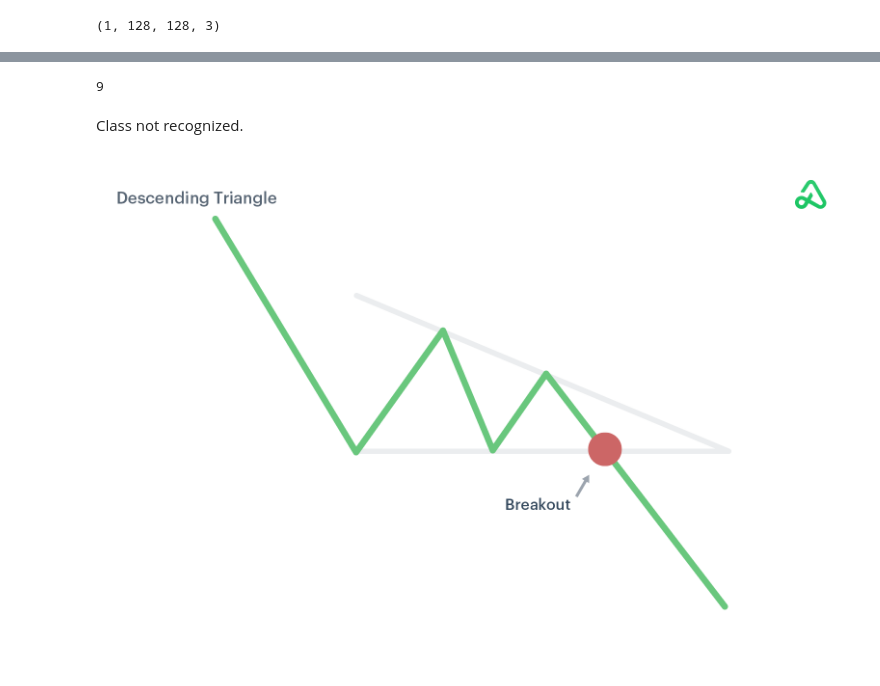
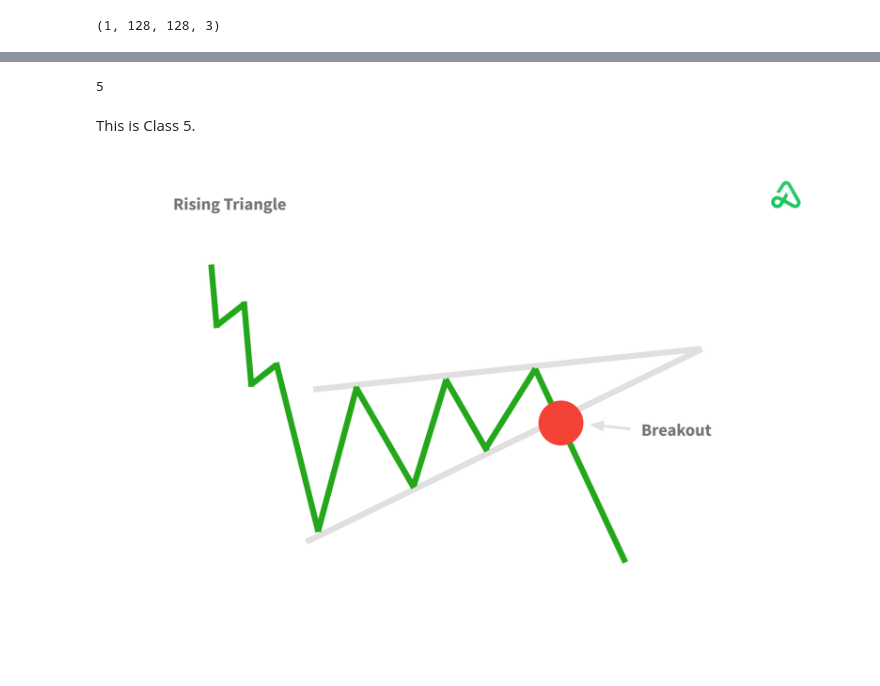
Before and after one commit to Ashen2020/Phoenix_Pattern_Detector, a Jupyter notebook: phoenix_pattern_detector.ipynb, the cells around one changed output, grey strips where cells are left out. Cells and saved outputs as stored; diff of their text form; code cells hidden in the pictures.

```diff
--- a/phoenix_pattern_detector.ipynb
+++ b/phoenix_pattern_detector.ipynb
@@ -128,7 +128,7 @@ model.add(d3)
 model.add(tf.keras.layers.Dense(128, activation='relu'))
 model.add(tf.keras.layers.Dense(64, activation='relu'))
 model.add(tf.keras.layers.Dropout(0.5))
-model.add(tf.keras.layers.Dense(10, activation='softmax'))
+model.add(tf.keras.layers.Dense(7, activation='softmax'))
 # %%
 model.compile(
     loss='categorical_crossentropy',
@@ -266,39 +246,39 @@ from IPython.display import display, HTML, Image
 # %%
 np.argmax(out)
 # %% [output]
-9
+5
 # %%
-predicted_class = 8
+predicted_class=np.argmax(out)
 
 if predicted_class == 0:
     output_text = f"<b>It is a ASCENDING TRIANGLE</b>"
     image_path ='/content/DATASET/output/Ascending_Triangle.png'
 elif predicted_class == 1:
     output_text = "This is Class 1."
     image_path ='/content/DATASET/output/Descending_Triangle.png'
 elif predicted_class == 2:
     output_text = "This is Class 2."
     image_path ='/content/DATASET/output/DoubleBottom_Traingle.png'
 elif predicted_class == 3:
     output_text = f"<b>It is a DOUBLE TOP !!!</b><br><br><b>How To Draw It:</b><br><br><ul><li><b>Identify Peaks:</b> Look for two peaks in the price chart at roughly the same level. These represent resistance points.</li><li><b>Draw Neckline:</b> Connect the lows between the two peaks with a horizontal line. This is your neckline.</li></ul><br><br><b>How To Trade:</b><br><br><ul><li><b>Entry Point:</b> Initiate a short (sell) position once the price breaks below the neckline, confirming the double top pattern. This is typically a bearish signal.</li><li><b>Stop-Loss Placement:</b> To manage risk, place a stop-loss order just above the second peak (the second top). This level serves as a protective barrier if the price reverses and moves against your trade.</li><b>Take-Profit Level:</b> Estimate the potential price decline by measuring the distance from the neckline to the highest point of the pattern. Then, project this distance downward from the breakout point (below the neckline). This projection can be your initial take-profit target.</li><li><b>Partial Profits and Trailing Stops:</b> Consider taking partial profits at predefined levels as the price moves in your favor. Additionally, you may use trailing stop orders to secure profits as the price continues to decline.</li><li><b>Risk Management:</b> Implement sound risk management strategies, such as never risking more than a predetermined percentage of your trading capital on a single trade.</li></ul><br><br>"
     image_path ='/content/DATASET/output/DoubleTop_Triangle.png'
 elif predicted_class == 4:
     output_text = "This is Class 4."
     image_path ='/content/DATASET/output/FallingWedge_Triangle.png'
 elif predicted_class == 5:
     output_text = "This is Class 5."
     image_path ='/content/DATASET/output/RisingWedge_Triangle.png'
 elif predicted_class == 6:
     output_text = "This is Class 6."
     image_path ='/content/DATASET/output/Symmetrical_Triangle.png'
 else:
     output_text = "Class not recognized."
     image_path ='/content/DATASET/output/Descending_Triangle.png'
 
 
 # Display the text
 display(HTML(output_text))
 display(Image(filename=image_path))
 # %% [output]
-Class not recognized.
+This is Class 5.
-[figure, old version]
+[figure, new version]
```
Also changed, not shown: parts of 6 cells of this notebook.
